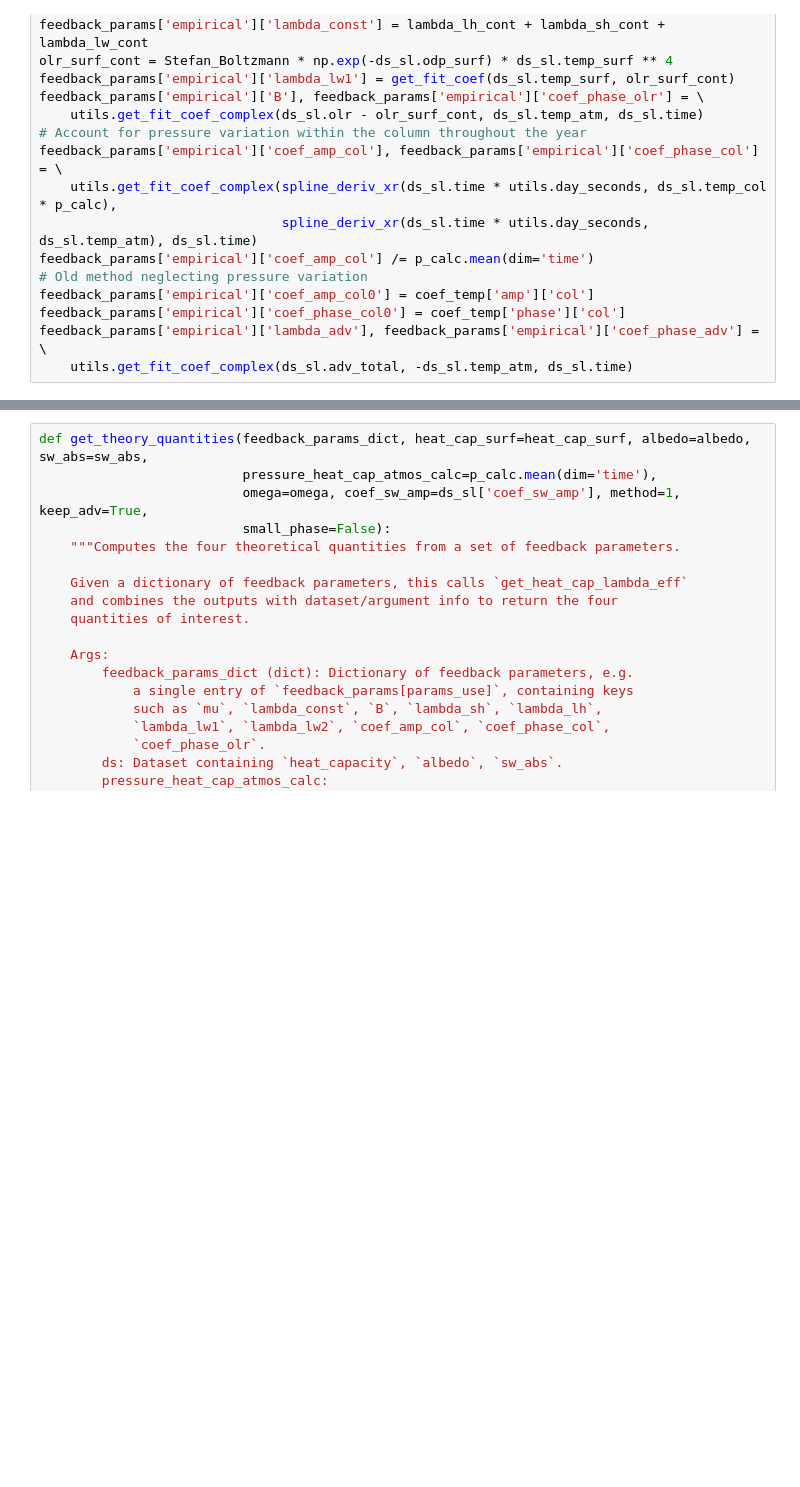
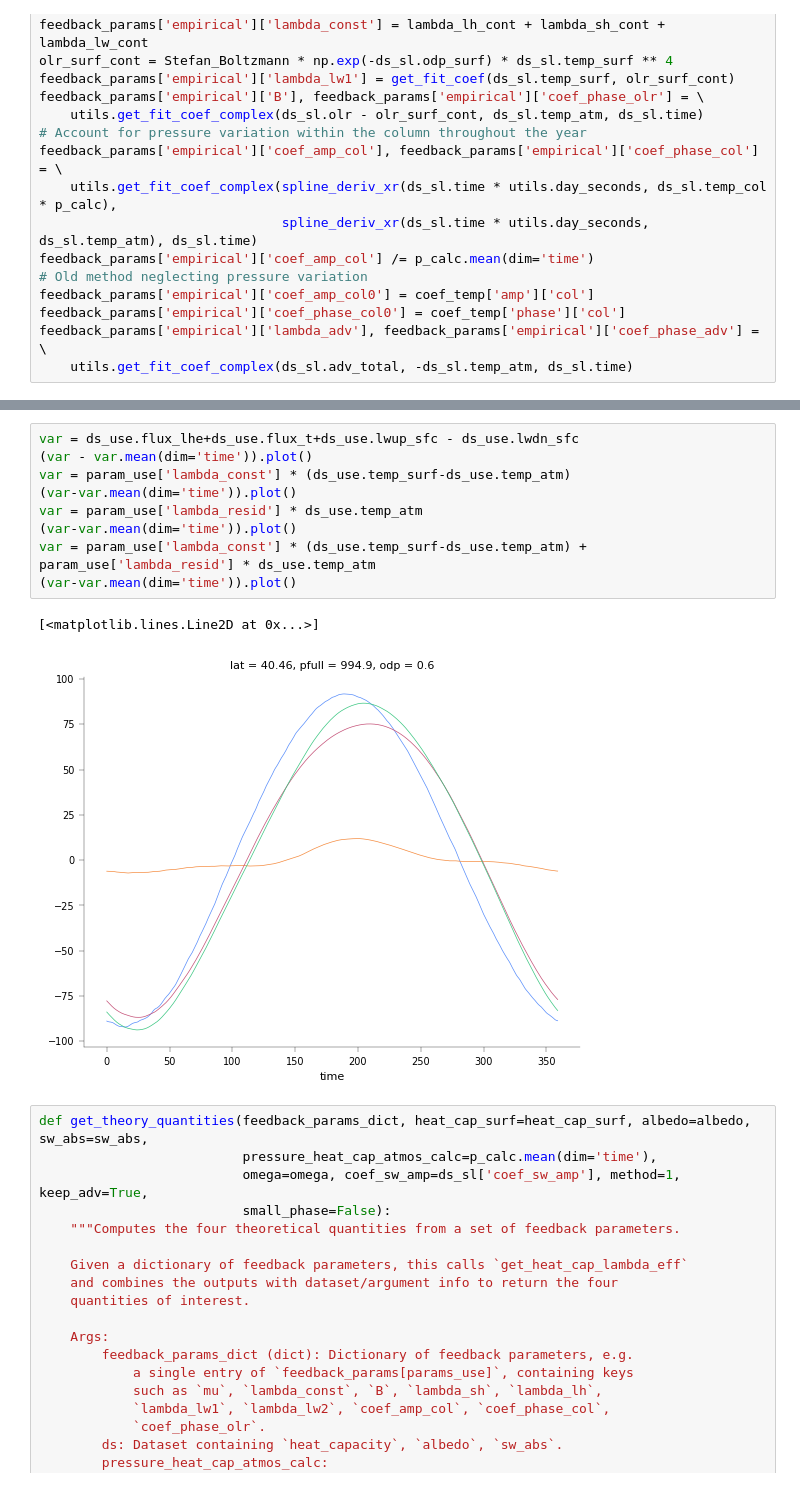
Before and after one commit to jduffield65/Isca, a Jupyter notebook: jobs/thesis_season/vary_odp.ipynb, the cells around one changed output, grey strips where cells are left out. Cells and saved outputs as stored; diff of their text form; blank space fills up the shorter version.

```diff
--- a/jobs/thesis_season/vary_odp.ipynb
+++ b/jobs/thesis_season/vary_odp.ipynb
@@ -389,3 +419,15 @@ plt.show()
+# %%
+var = ds_use.flux_lhe+ds_use.flux_t+ds_use.lwup_sfc - ds_use.lwdn_sfc
+(var - var.mean(dim='time')).plot()
+var = param_use['lambda_const'] * (ds_use.temp_surf-ds_use.temp_atm)
+(var-var.mean(dim='time')).plot()
+var = param_use['lambda_resid'] * ds_use.temp_atm
+(var-var.mean(dim='time')).plot()
+var = param_use['lambda_const'] * (ds_use.temp_surf-ds_use.temp_atm) + param_use['lambda_resid'] * ds_use.temp_atm
+(var-var.mean(dim='time')).plot()
+# %% [output]
+[<matplotlib.lines.Line2D at 0x...>]
+[figure, added]
 # %%
 def get_theory_quantities(feedback_params_dict, heat_cap_surf=heat_cap_surf, albedo=albedo, sw_abs=sw_abs,
                           pressure_heat_cap_atmos_calc=p_calc.mean(dim='time'),
```
Also changed, not shown: parts of 6 cells of this notebook, 2 other files.
